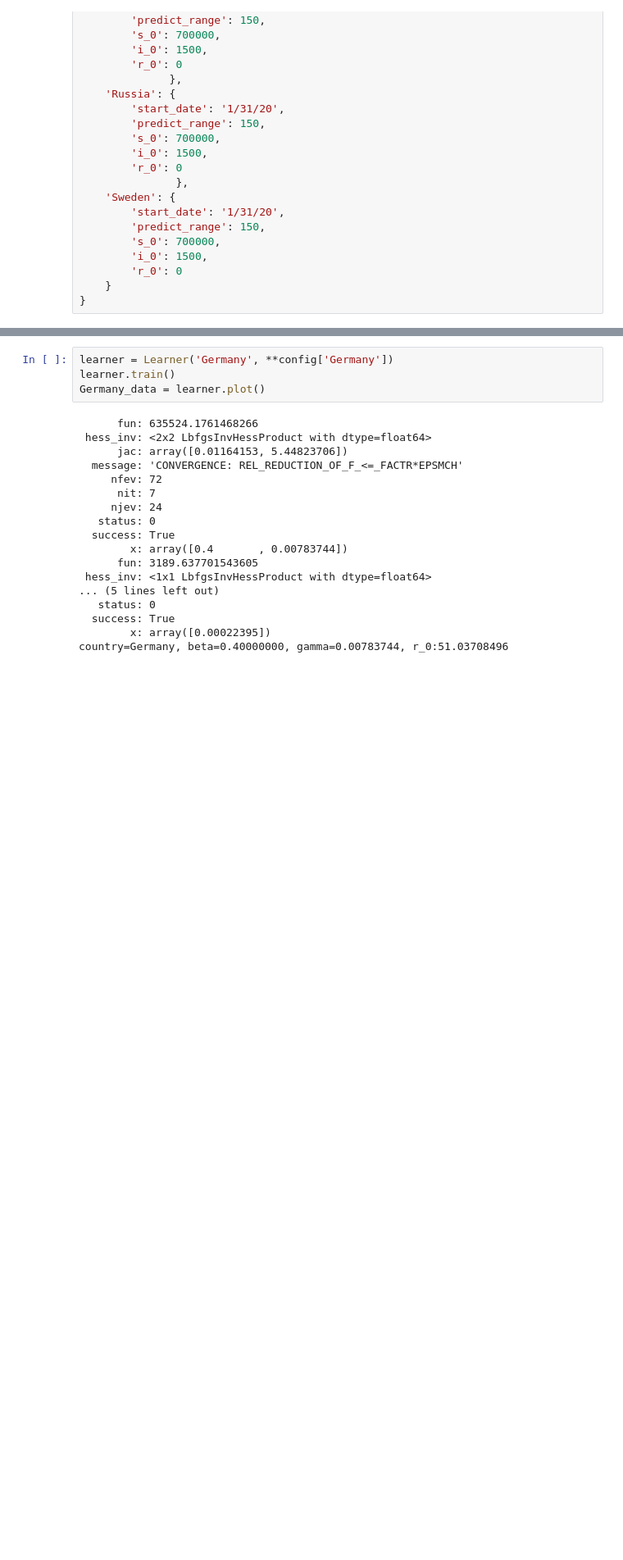
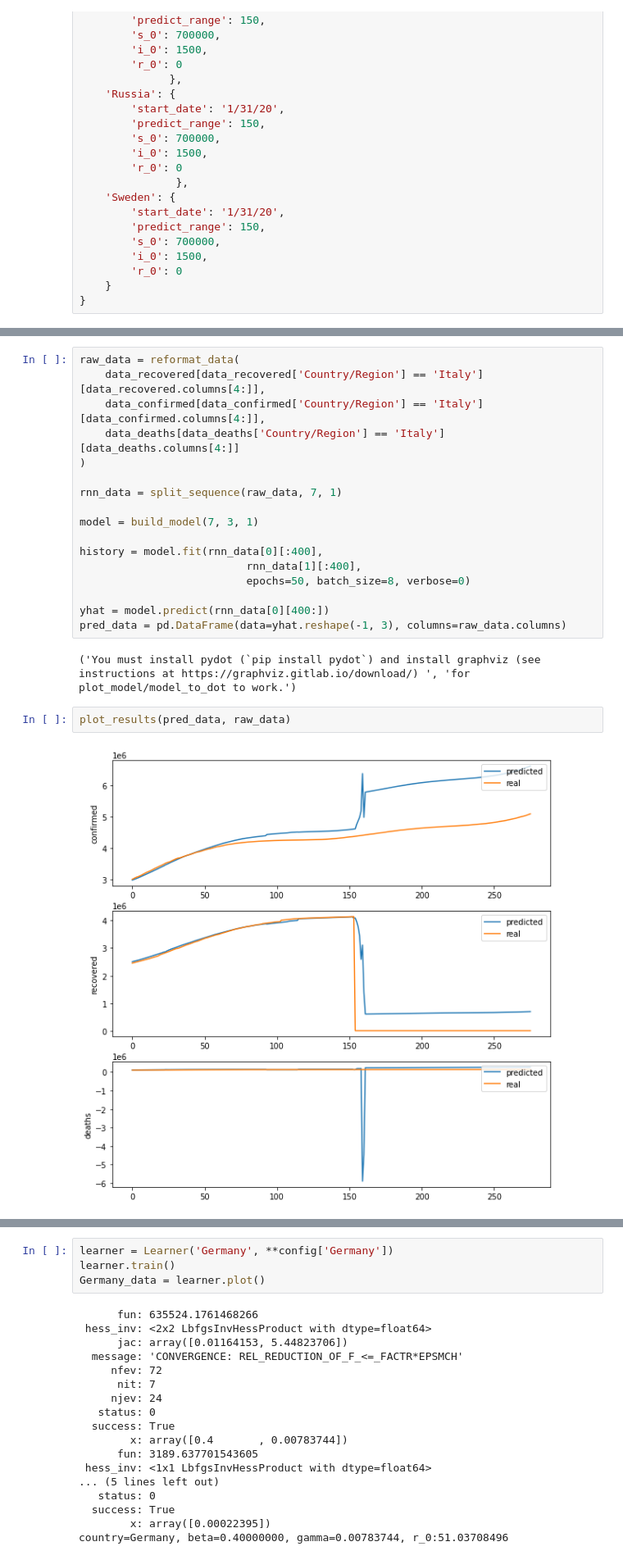
Before and after one commit to Vas9ka/Lab4, a Jupyter notebook: Lab 4.ipynb, the cells around one changed output, grey strips where cells are left out. Shown at 82% size. Drawn from its saved outputs; the diff is of its cells as text; blank space fills up the shorter version.

Commit message:
feat: add time-series model

```diff
--- a/Lab 4.ipynb
+++ b/Lab 4.ipynb
@@ -82,3 +84,26 @@ Italy_data = learner.plot()
         x: array([0.00035618])
 country=Italy, beta=0.40000000, gamma=0.00784826, r_0:50.96674258
 [figure]
+# %%
+raw_data = reformat_data(
+    data_recovered[data_recovered['Country/Region'] == 'Italy'][data_recovered.columns[4:]],
+    data_confirmed[data_confirmed['Country/Region'] == 'Italy'][data_confirmed.columns[4:]],
+    data_deaths[data_deaths['Country/Region'] == 'Italy'][data_deaths.columns[4:]]
+)
+
+rnn_data = split_sequence(raw_data, 7, 1)
+
+model = build_model(7, 3, 1)
+
+history = model.fit(rnn_data[0][:400],
+                          rnn_data[1][:400],
+                          epochs=50, batch_size=8, verbose=0)
+
+yhat = model.predict(rnn_data[0][400:])
+pred_data = pd.DataFrame(data=yhat.reshape(-1, 3), columns=raw_data.columns)
+# %% [output]
+('You must install pydot (`pip install pydot`) and install graphviz (see instructions at https://graphviz.gitlab.io/download/) ', 'for plot_model/model_to_dot to work.')
+# %%
+plot_results(pred_data, raw_data)
+# %% [output]
+[figure, added]
```
Also changed, not shown: parts of 18 cells of this notebook, 2 other files.
